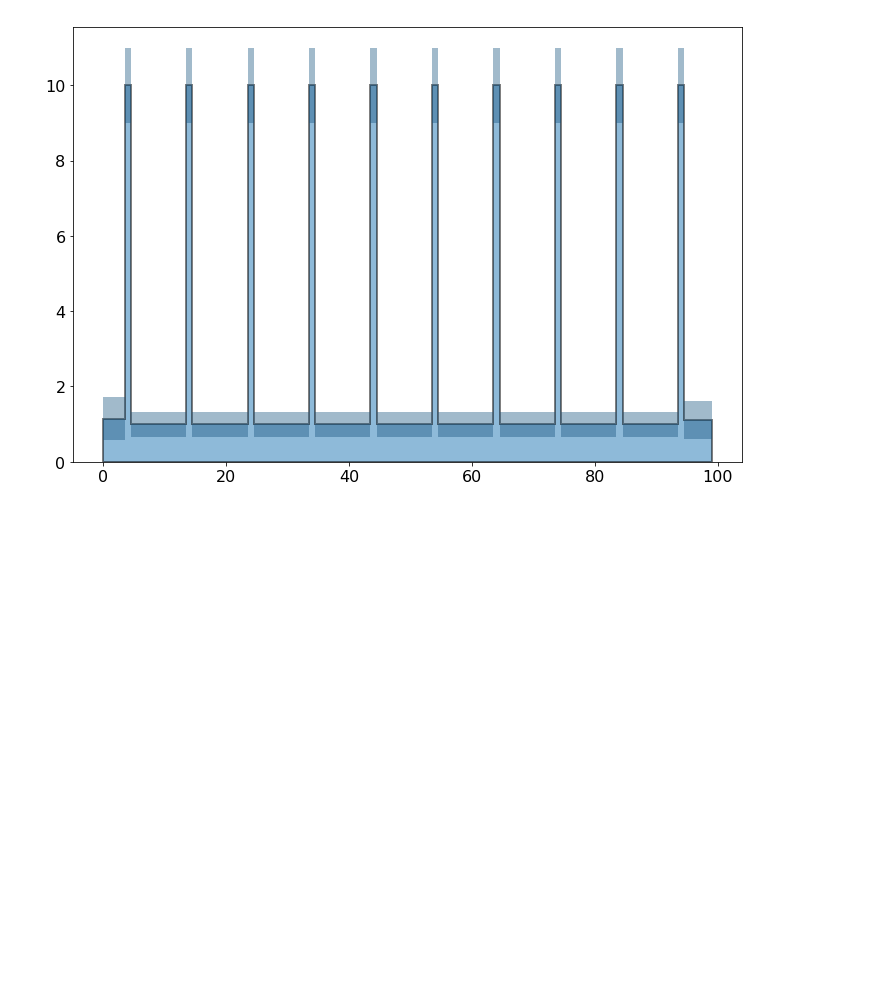
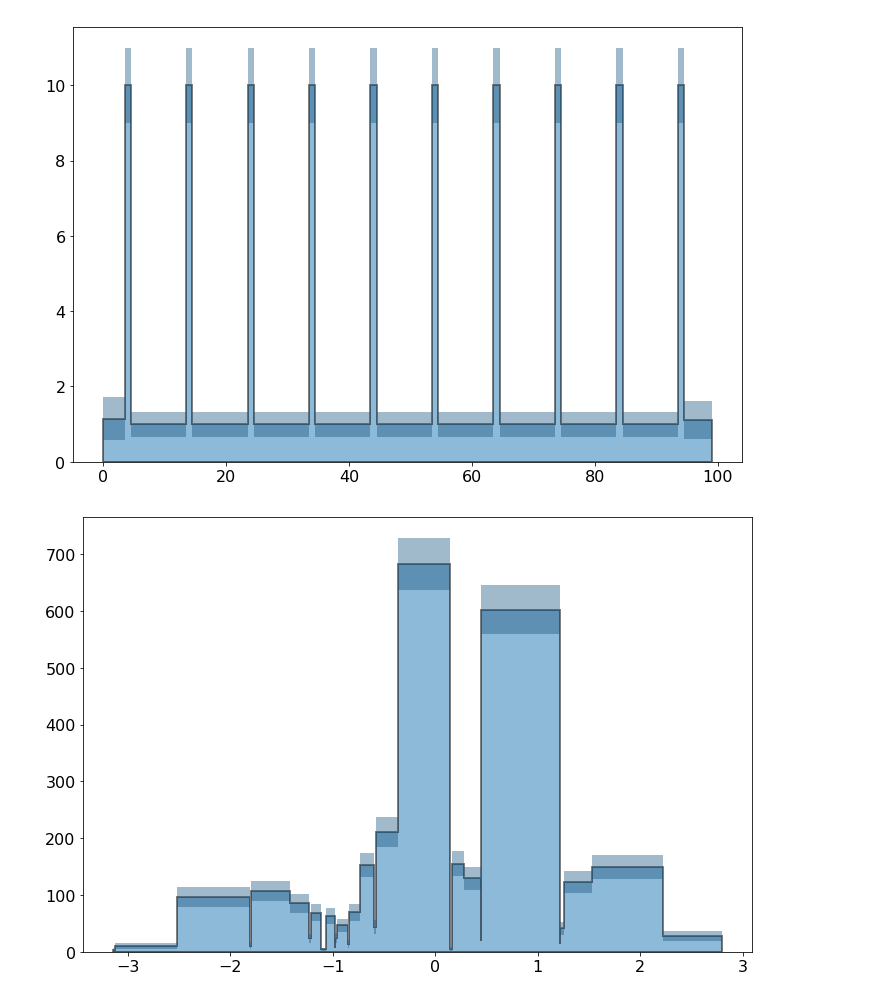
Before and after one commit to pollackscience/histogram_plus, a Jupyter notebook: scripts/hist_plus.ipynb, the cells around one changed output. Saved outputs shown, nothing was run; the diff lists cells and outputs as text; code cells hidden in the pictures; blank space fills up the shorter version.

```diff
--- a/scripts/hist_plus.ipynb
+++ b/scripts/hist_plus.ipynb
@@ -95,5 +99,6 @@ _ = hist(data_uni, weights=weights_spec, bins='block', histtype='stepfilled', er
 # %% [output]
 [figure]
 # %%
-oh = hist(data, bins='blocks', weights=weights, errorbars=True, histtype='stepfilled',
-          err_style='band', normed=False, err_type='gaussian')
+oh = hist(data, bins='blocks', weights=weights, errorbars=True, histtype='stepfilled')
+# %% [output]
+[figure, added]
```
Also changed, not shown: parts of 6 cells of this notebook, 1 other file.
